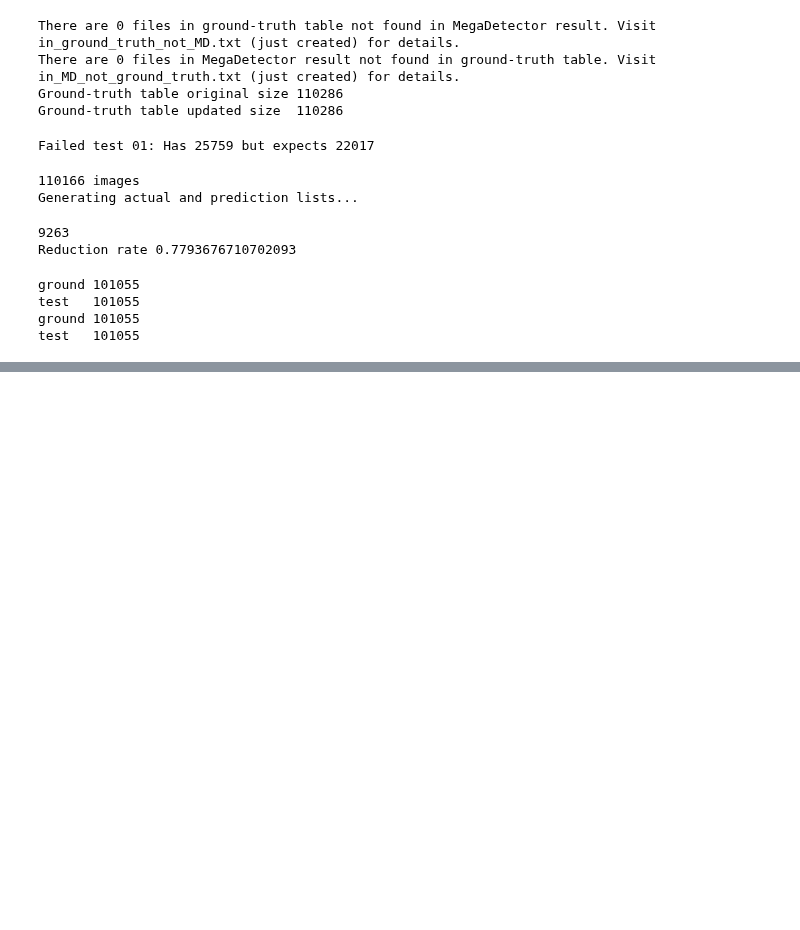
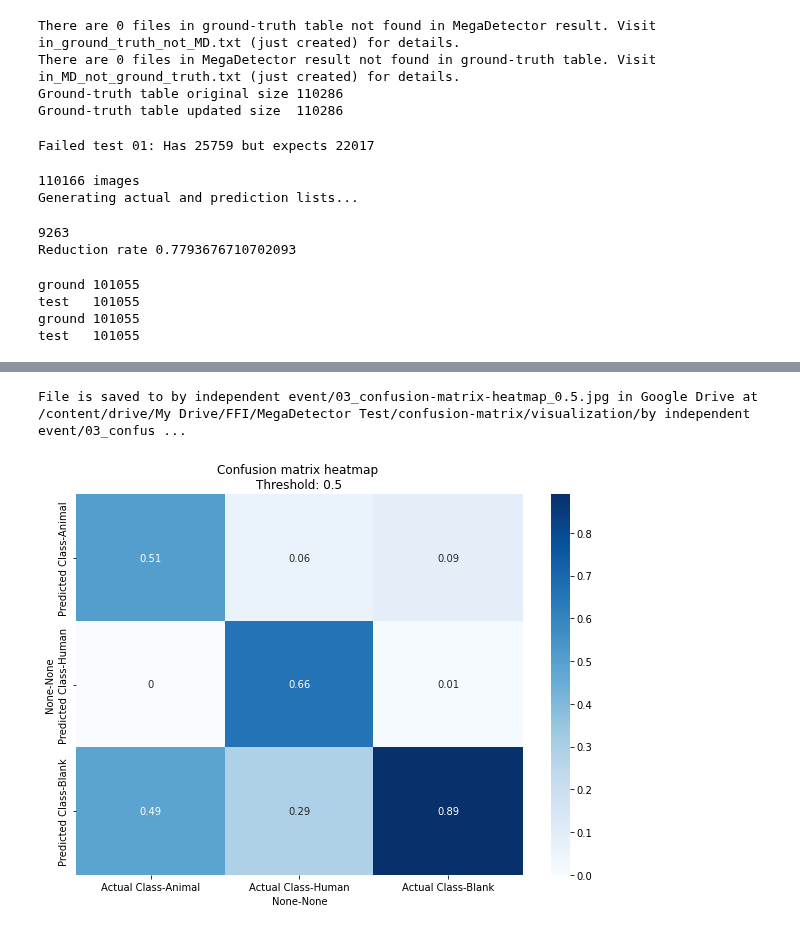
Before and after one commit to FFI-Vietnam/camtrap-tools, a Jupyter notebook: MegaDetector/confusion_matrix/03_create-confusion-matrix.ipynb, the cells around one changed output, grey strips where cells are left out. Drawn from its saved outputs; the diff is of its cells as text; code cells hidden in the pictures; blank space fills up the shorter version.

```diff
--- a/MegaDetector/confusion_matrix/03_create-confusion-matrix.ipynb
+++ b/MegaDetector/confusion_matrix/03_create-confusion-matrix.ipynb
@@ -534,0 +840,13 @@ true_false_matrix
+# %%
+threshold=0.5
+confusion_matrix = create_confusion_matrix(f"03_confusion-matrix-recall_{threshold}_independent-event.csv", normalization=True)
+plt.figure(figsize = (10,7))
+plt.title(
+          'Confusion matrix heatmap \n' +
+          f'Threshold: {threshold}'
+          )
+sn.heatmap(confusion_matrix, annot=True, cmap='Blues')
+save_image_Google_drive(plt, root, image_folder, f"by independent event/03_confusion-matrix-heatmap_{threshold}.jpg")
+# %% [output]
+File is saved to by independent event/03_confusion-matrix-heatmap_0.5.jpg in Google Drive at /content/drive/My Drive/FFI/MegaDetector Test/confusion-matrix/visualization/by independent event/03_confus ...
+[figure, added]
```
Also changed, not shown: parts of 17 cells of this notebook.
